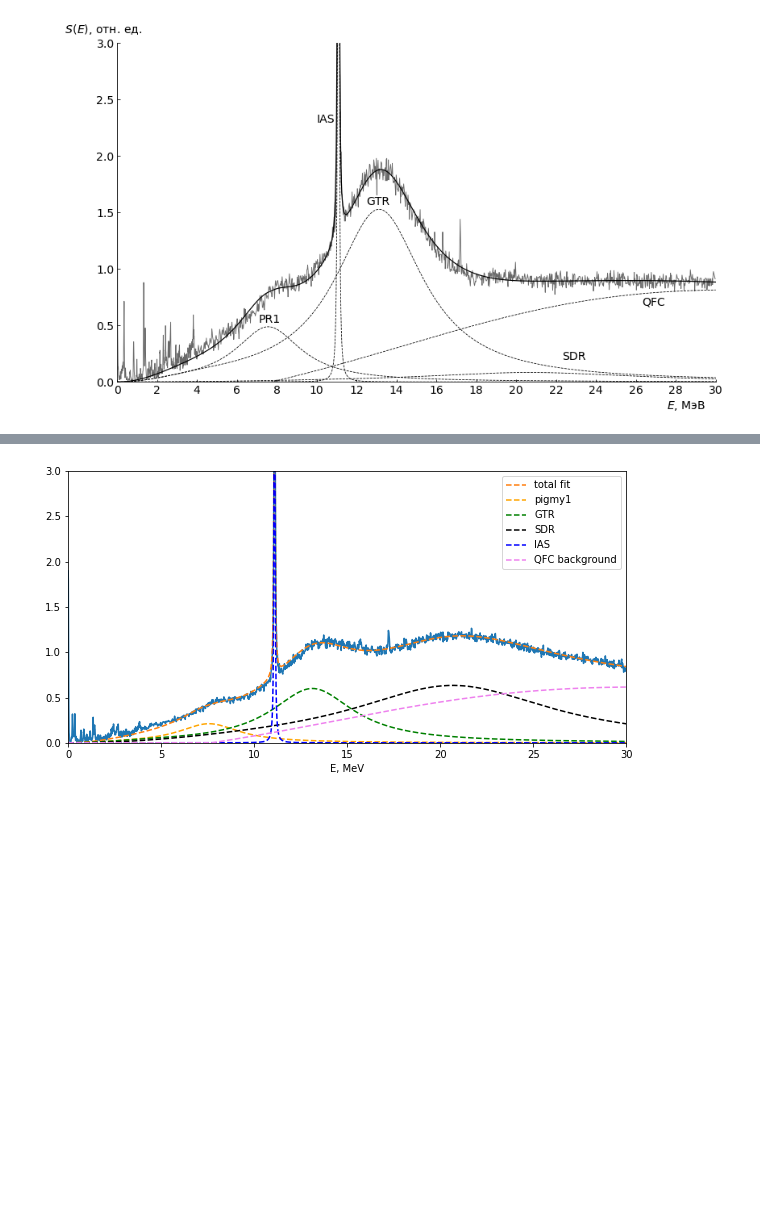
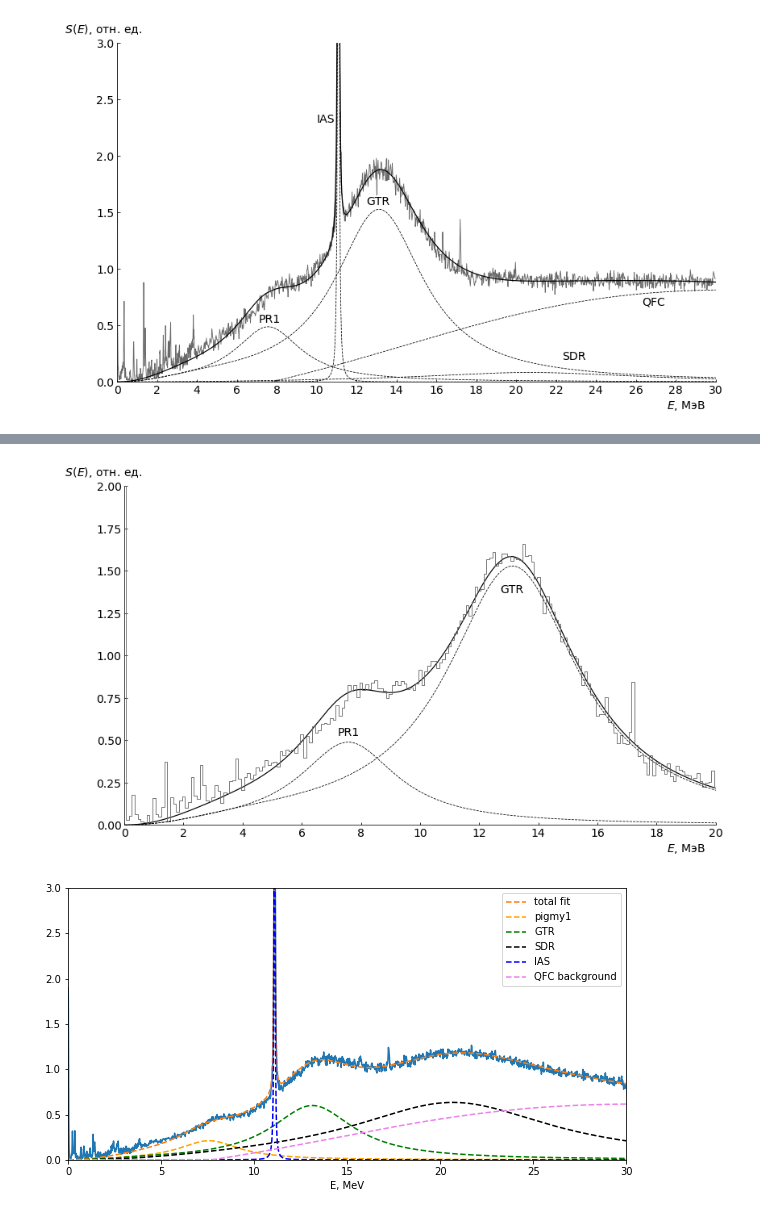
Before and after one commit to Almaz93/neutrino, a Jupyter notebook: double_beta_decay/Almaz's work/calculation/decomposition-Mo100.ipynb, the cells around one changed output, grey strips where cells are left out. Cells and saved outputs as stored; diff of their text form; code cells hidden in the pictures; blank space fills up the shorter version.

```diff
--- a/double_beta_decay/Almaz's work/calculation/decomposition-Mo100.ipynb
+++ b/double_beta_decay/Almaz's work/calculation/decomposition-Mo100.ipynb
@@ -536,3 +535,13 @@ plt.savefig("Mo100_decomposition.png", format='png', transparent=False, dpi=500)
 plt.show()
 # %% [output]
 [figure]
+# %%
+y_angleRED = np.interp(data_to_fit_x, red_full['x'].values, red_full['y'].values)
+
+PR1, IAS1, GTR, SDR, QFC = total_dataset_for_plot(result.params, 0, data_to_fit_x)
+#data_no_SDR_QFC = y_angleRED - SDR - QFC - IAS1
+data_no_SDR_QFC = pd.DataFrame(data={'x':data_to_fit_x, 'y':y_angleRED-SDR-QFC-IAS1})
+begining = data_no_SDR_QFC[data_no_SDR_QFC['x']<10.75]
+ending = data_no_SDR_QFC[data_no_SDR_QFC['x']>11.5]
+data_no_SDR_QFC_IAS = begining.append(ending)
+data_no_SDR_QFC_IAS.head()
@@ -539,3 +555,39 @@ plt.show()
+# %%
+f, ax = plt.subplots(figsize=(12,7))
+
+PR1, IAS1, GTR, SDR, QFC = total_dataset_for_plot(result.params, 0, data_to_fit_x)
+PR1_GTR = PR1 + GTR
+
+y_PR_GTR = np.interp(np.arange(0,30,0.1), data_no_SDR_QFC_IAS['x'].values, data_no_SDR_QFC_IAS['y'].values)
+
+#ax.plot(red_full['x'].values, red_full['y'].values, 'dimgrey', linewidth=0.9)
+ax.plot(data_to_fit_x, PR1_GTR, 'k', ls='-', linewidth=1.2, label='total fit')
+#ax.plot(data_no_SDR_QFC_IAS['x'].values, data_no_SDR_QFC_IAS['y'].values, 'dimgrey', linewidth=0.9)
+
+ax.step(np.arange(0,30,0.1), y_PR_GTR, where='mid', color='dimgrey', linewidth=0.9)
+
+ax.plot(data_to_fit_x, PR1, 'k', label='pigmy1', ls='--', linewidth=0.8)
+ax.plot(data_to_fit_x, GTR, 'k', label='GTR', ls='--', linewidth=0.8)
+
+ax.text(12.7, 1.37, 'GTR',  fontsize=14)
+ax.text(7.2, 0.53, 'PR1',  fontsize=14)
+
+ax.set_ylabel('      $S(E)$, отн. ед.', x=0, y=1.02, rotation=0, fontsize=14)
+ax.set_xlabel('$E$, МэВ', x=0.95, y=-0.15, fontsize=14)
+ax.set_xticks(np.arange(0,32,2))
+
+ax.tick_params(direction='in', labelsize=14)
+ax.spines['right'].set_visible(False)
+ax.spines['top'].set_visible(False)
+
+#plt.ylabel('S(E), 1/MeV')
+ax.set_ylim(0,2)
+ax.set_xlim(0,20)
+#plt.legend()
+plt.tight_layout()
+plt.show()
+# %% [output]
+[figure, added]
 # %%
 i = 1
 plt.figure(figsize=(10,5))
```
Also changed, not shown: parts of 27 cells of this notebook, 5 other files.
